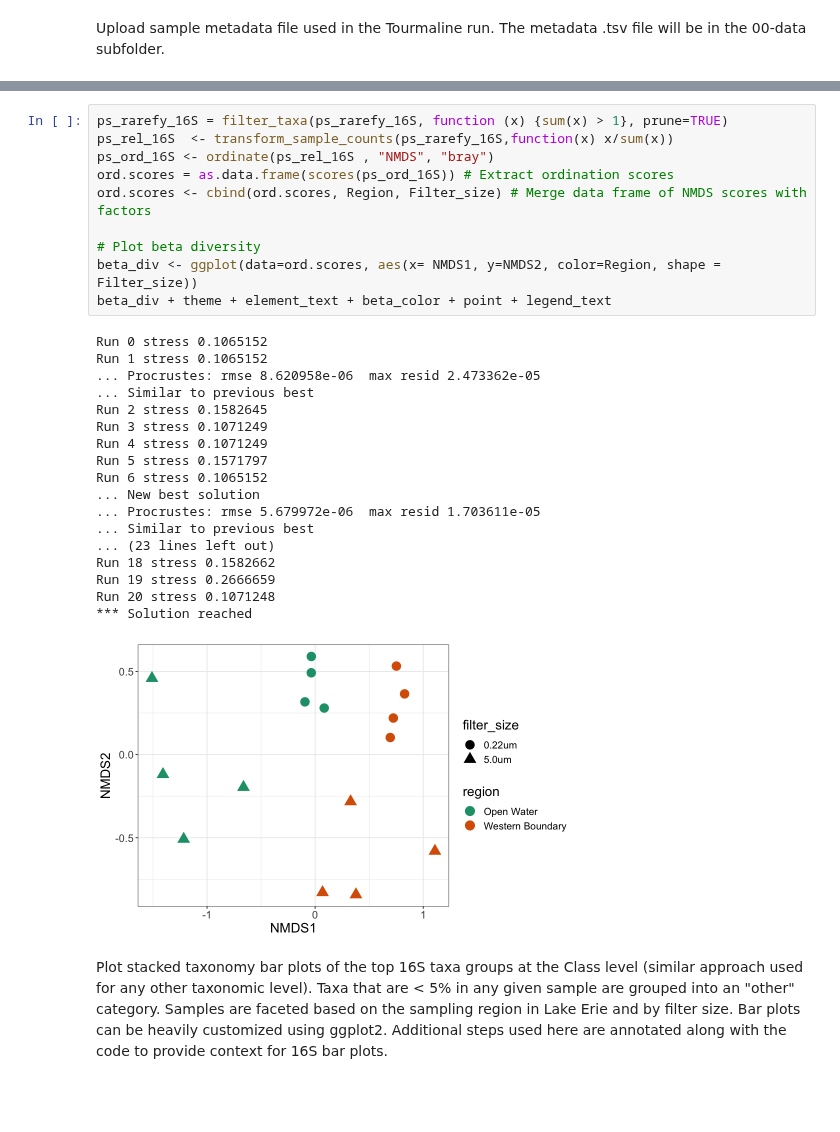
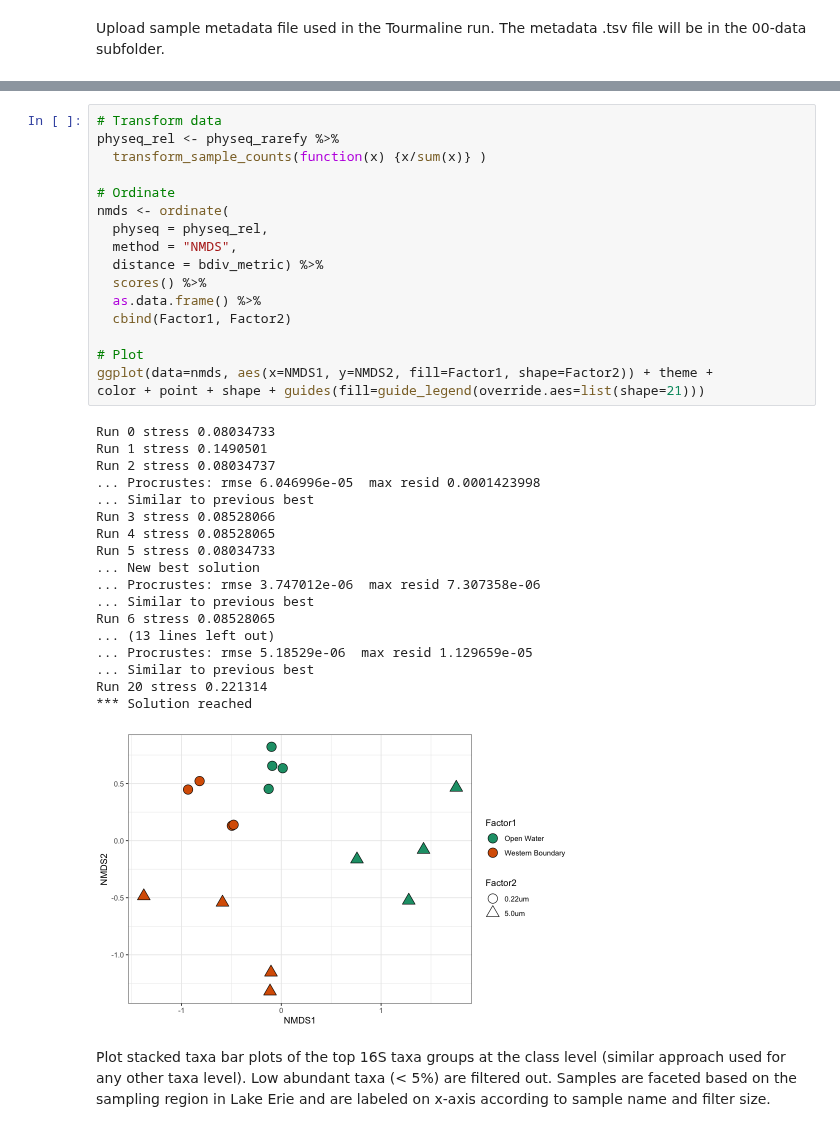
Before and after one commit to aomlomics/tourmaline, a Jupyter notebook: notebooks/tourmaline_r_notebook.ipynb, the cells around one changed output, grey strips where cells are left out. Drawn from its saved outputs; the diff is of its cells as text; blank space fills up the shorter version.

```diff
--- a/notebooks/tourmaline_r_notebook.ipynb
+++ b/notebooks/tourmaline_r_notebook.ipynb
@@ -135,31 +159,38 @@ Run an NMDS ordination on the 16S test data and plot the ordination using phylos
-# %%
-ps_rarefy_16S = filter_taxa(ps_rarefy_16S, function (x) {sum(x) > 1}, prune=TRUE)
-ps_rel_16S  <- transform_sample_counts(ps_rarefy_16S,function(x) x/sum(x))
-ps_ord_16S <- ordinate(ps_rel_16S , "NMDS", "bray")
-ord.scores = as.data.frame(scores(ps_ord_16S)) # Extract ordination scores
-ord.scores <- cbind(ord.scores, Region, Filter_size) # Merge data frame of NMDS scores with factors
-
-# Plot beta diversity
-beta_div <- ggplot(data=ord.scores, aes(x= NMDS1, y=NMDS2, color=Region, shape = Filter_size))
-beta_div + theme + element_text + beta_color + point + legend_text
-# %% [output]
-Run 0 stress 0.1065152
-Run 1 stress 0.1065152
-... Procrustes: rmse 8.620958e-06  max resid 2.473362e-05
-... Similar to previous best
-Run 2 stress 0.1582645
-Run 3 stress 0.1071249
-Run 4 stress 0.1071249
-Run 5 stress 0.1571797
-Run 6 stress 0.1065152
-... New best solution
-... Procrustes: rmse 5.679972e-06  max resid 1.703611e-05
-... Similar to previous best
-... (23 lines left out)
-Run 18 stress 0.1582662
-Run 19 stress 0.2666659
-Run 20 stress 0.1071248
-*** Solution reached
-[figure, removed]
+# %%
+# Transform data
+physeq_rel <- physeq_rarefy %>%
+  transform_sample_counts(function(x) {x/sum(x)} )
+
+# Ordinate
+nmds <- ordinate(
+  physeq = physeq_rel,
+  method = "NMDS",
+  distance = bdiv_metric) %>%
+  scores() %>%
+  as.data.frame() %>%
+  cbind(Factor1, Factor2)
+
+# Plot
+ggplot(data=nmds, aes(x=NMDS1, y=NMDS2, fill=Factor1, shape=Factor2)) + theme +
+color + point + shape + guides(fill=guide_legend(override.aes=list(shape=21)))
+# %% [output]
+Run 0 stress 0.08034733
+Run 1 stress 0.1490501
+Run 2 stress 0.08034737
+... Procrustes: rmse 6.046996e-05  max resid 0.0001423998
+... Similar to previous best
+Run 3 stress 0.08528066
+Run 4 stress 0.08528065
+Run 5 stress 0.08034733
+... New best solution
+... Procrustes: rmse 3.747012e-06  max resid 7.307358e-06
+... Similar to previous best
+Run 6 stress 0.08528065
+... (13 lines left out)
+... Procrustes: rmse 5.18529e-06  max resid 1.129659e-05
+... Similar to previous best
+Run 20 stress 0.221314
+*** Solution reached
+[figure, added]
 # %% [markdown]
-Plot stacked taxonomy bar plots of the top 16S taxa groups at the Class level (similar approach used for any other taxonomic level). Taxa that are < 5% in any given sample are grouped into an "other" category. Samples are faceted based on the sampling region in Lake Erie and by filter size. Bar plots can be heavily customized using ggplot2. Additional steps used here are annotated along with the code to provide context for 16S bar plots.
+Plot stacked taxa bar plots of the top 16S taxa groups at the class level (similar approach used for any other taxa level). Low abundant taxa (< 5%) are filtered out. Samples are faceted based on the sampling region in Lake Erie and are labeled on x-axis according to sample name and filter size.
```
Also changed, not shown: parts of 48 cells of this notebook, 1 other file.
